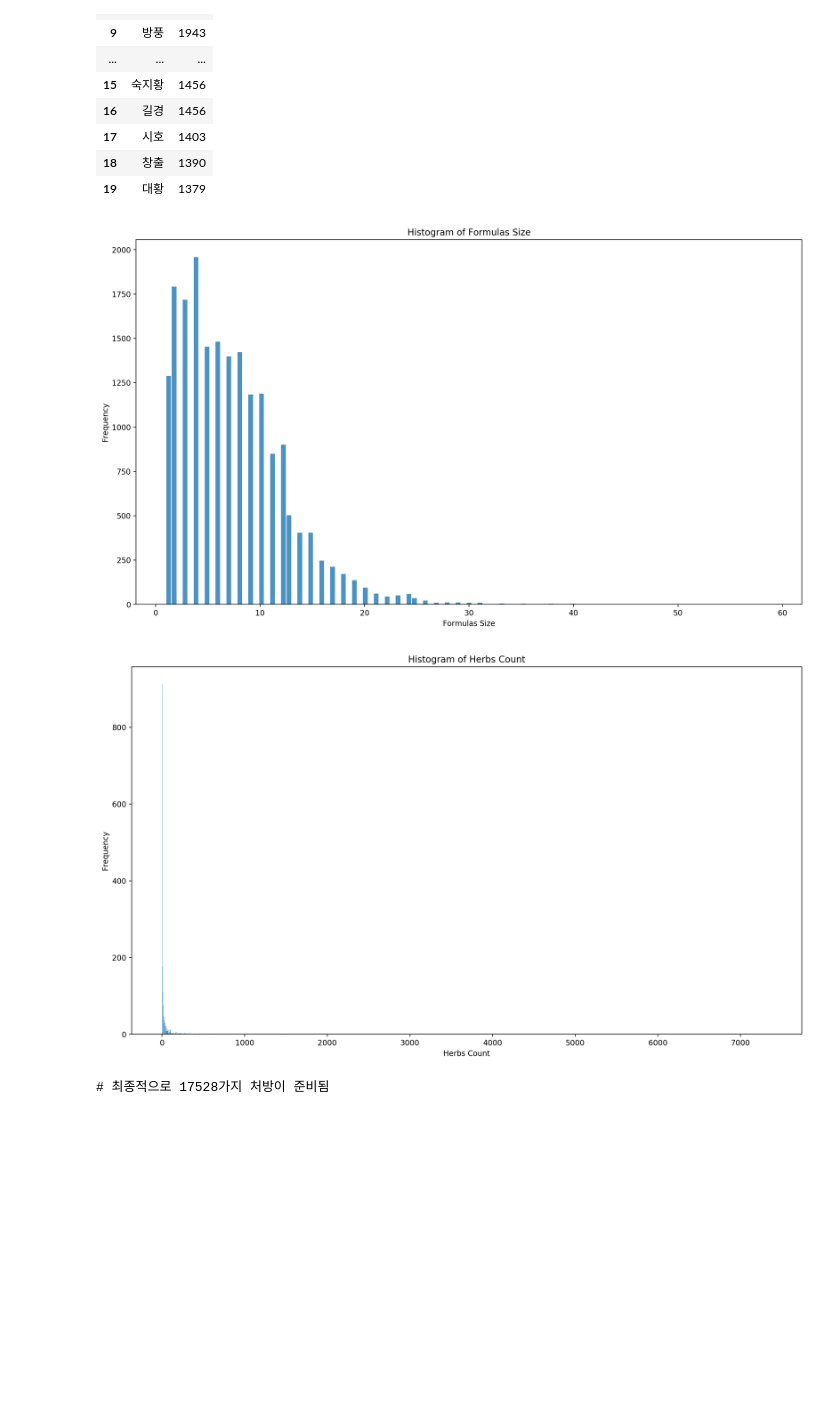
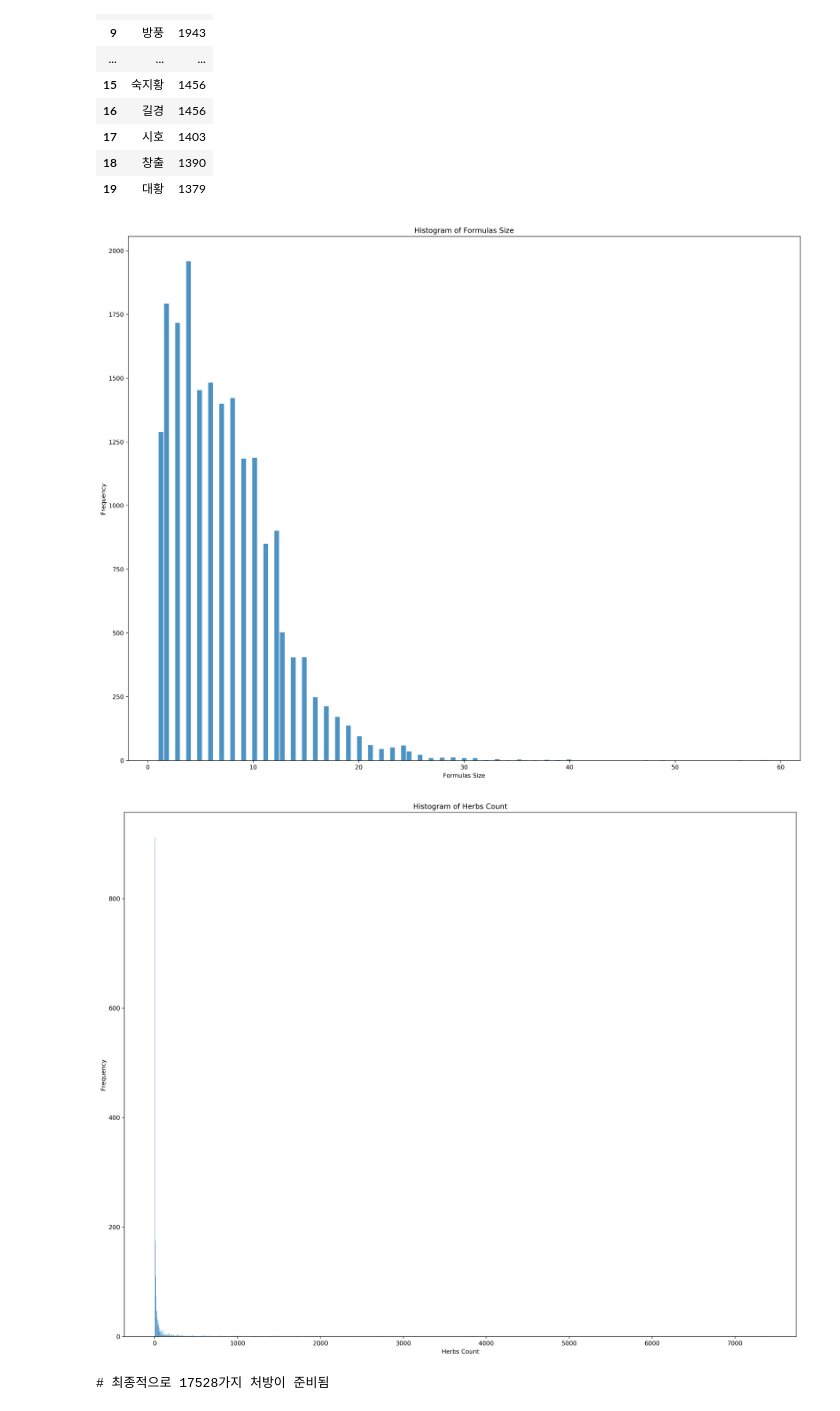
Before and after one commit to pineclass/Gym-ML-under-the-hood, a Jupyter notebook: @NLP/word_embedding/comparison_of_word_embedding_techniques.ipynb, the cells around one changed output. Saved outputs shown, nothing was run; the diff lists cells and outputs as text; code cells hidden in the pictures; blank space fills up the shorter version.

```diff
--- a/@NLP/word_embedding/comparison_of_word_embedding_techniques.ipynb
+++ b/@NLP/word_embedding/comparison_of_word_embedding_techniques.ipynb
@@ -14,7 +14,7 @@ corpus_ = open( corpus_path, 'r', encoding='utf-8' ).read()
 header, corpus_raw = corpus_.split("***")
 corpus_raw = corpus_raw.strip()
 corpus = [ line.strip() for line in corpus_raw.split("\n") ]
-corpus_list = [ line.split() for line in corpus ]
+corpus_tokenized = [ line.split() for line in corpus ]
 
 print( "# Corpus Description" )
 print( header.strip() )
@@ -36,2 +32,8 @@ herb_count = list( herb_with_count.values() )
+# %%
+size_per_doc = [ len( doc ) for doc in corpus_tokenized ]
+all_tokens = sum( corpus_tokenized, [] )
+type_with_count_ = Counter( all_tokens )
+type_with_count = type_with_count_.items()
+count_per_type = list( type_with_count_.values() )
 # %%
 print( "# 처방 크기")
@@ -84,24 +86,24 @@ pd.DataFrame( {"본초": herb_, "빈도": freq_ } )
 # %%
 import matplotlib.pyplot as plt
 from matplotlib.pyplot import figure
 %matplotlib inline
 
-figure(num=None, figsize=(16, 9), dpi=200, facecolor='w', edgecolor='k')
-freq_, bins_, _ = plt.hist( formula_size, bins='auto', alpha=0.8, rwidth=0.85 )  # arguments are passed to np.histogram
+figure(num=None, figsize=(20, 16), dpi=300, facecolor='w', edgecolor='k')
+freq_, bins_, _ = plt.hist( size_per_doc, bins='auto', alpha=0.8, rwidth=0.85 )  # arguments are passed to np.histogram
 plt.title("Histogram of Formulas Size")
 plt.xlabel('Formulas Size')
 plt.ylabel('Frequency')
 plt.show()
 
-figure(num=None, figsize=(16, 9), dpi=200, facecolor='w', edgecolor='k')
-freq_, bins_, _ = plt.hist( herb_count, bins='auto', alpha=0.8, rwidth=0.85 )  # arguments are passed to np.histogram
+figure(num=None, figsize=(20, 16), dpi=300, facecolor='w', edgecolor='k')
+freq_, bins_, _ = plt.hist( count_per_type, bins='auto', alpha=0.8, rwidth=0.85 )  # arguments are passed to np.histogram
 plt.title("Histogram of Herbs Count")
 plt.xlabel('Herbs Count')
 plt.ylabel('Frequency')
 plt.show()
 # %% [output]
-[figure, old version]
+[figure, new version]
-[figure, old version]
+[figure, new version]
 # %%
 # 분석 대상에서 빈도가 너무 작은 본초를 제거하고 크기가 너무 작거나 큰 처방도 제외함
 
```
Also changed, not shown: parts of 35 cells of this notebook, 1 other file.
